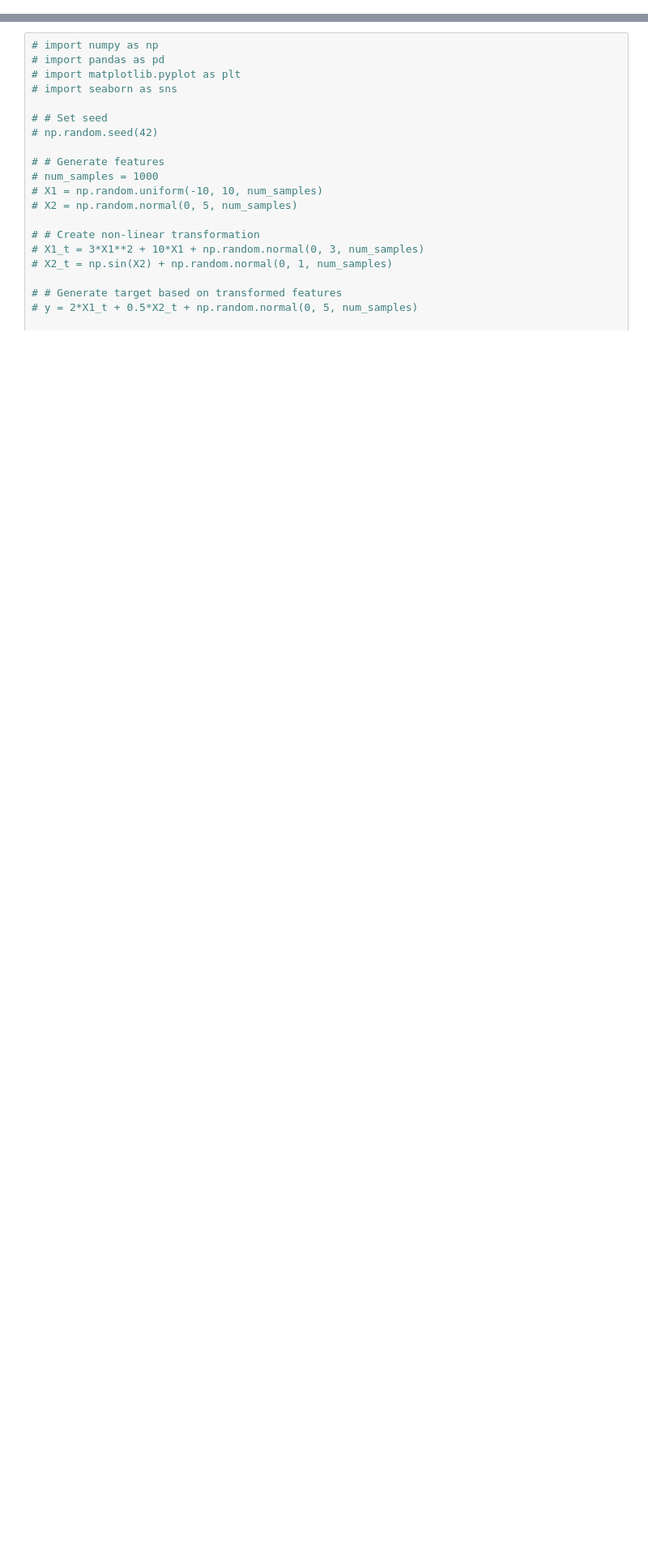
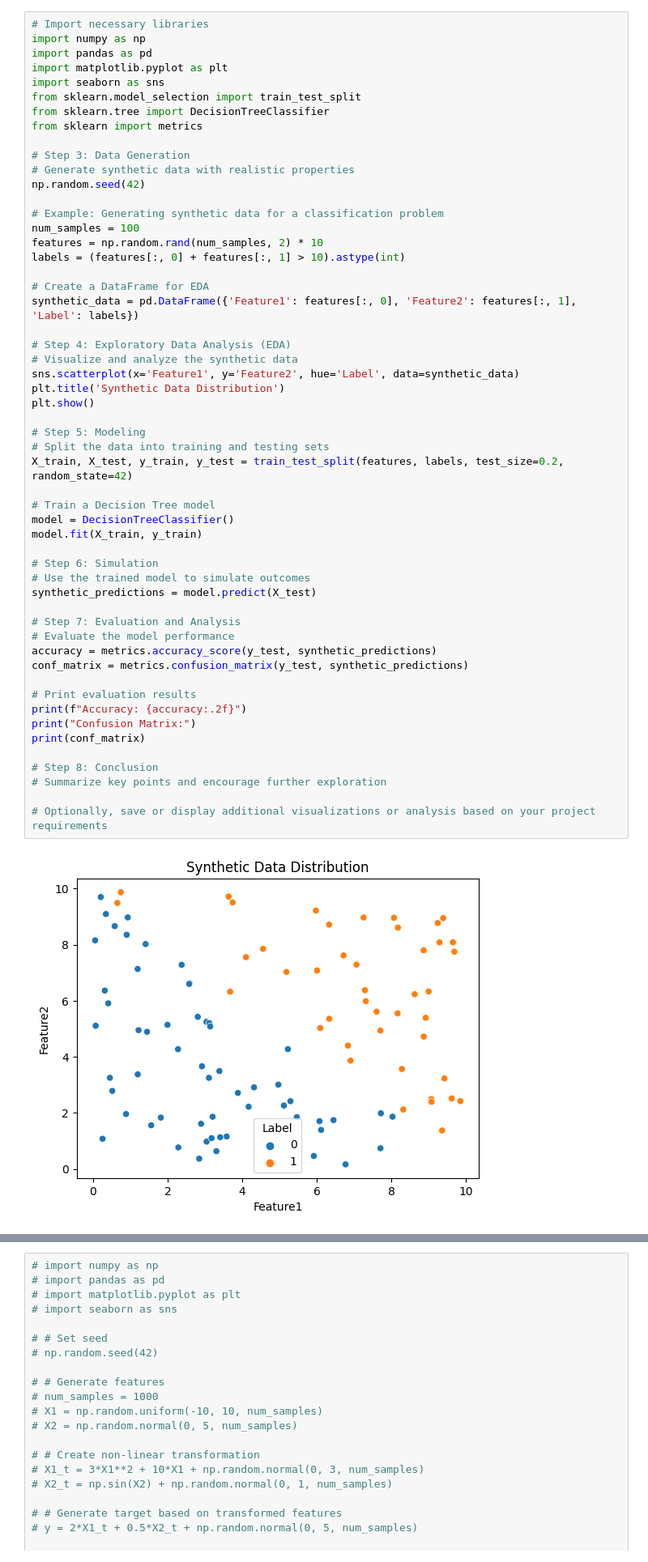
Before and after one commit to Rose-Ochavo/Modelling-Project, a Jupyter notebook: test1.ipynb, the cells around one changed output, grey strips where cells are left out. Shown at 81% size. Drawn from its saved outputs; the diff is of its cells as text; blank space fills up the shorter version.

```diff
--- a/test1.ipynb
+++ b/test1.ipynb
@@ -0,0 +140,56 @@
+# %%
+# Import necessary libraries
+import numpy as np
+import pandas as pd
+import matplotlib.pyplot as plt
+import seaborn as sns
+from sklearn.model_selection import train_test_split
+from sklearn.tree import DecisionTreeClassifier
+from sklearn import metrics
+
+# Step 3: Data Generation
+# Generate synthetic data with realistic properties
+np.random.seed(42)
+
+# Example: Generating synthetic data for a classification problem
+num_samples = 100
+features = np.random.rand(num_samples, 2) * 10
+labels = (features[:, 0] + features[:, 1] > 10).astype(int)
+
+# Create a DataFrame for EDA
+synthetic_data = pd.DataFrame({'Feature1': features[:, 0], 'Feature2': features[:, 1], 'Label': labels})
+
+# Step 4: Exploratory Data Analysis (EDA)
+# Visualize and analyze the synthetic data
+sns.scatterplot(x='Feature1', y='Feature2', hue='Label', data=synthetic_data)
+plt.title('Synthetic Data Distribution')
+plt.show()
+
+# Step 5: Modeling
+# Split the data into training and testing sets
+X_train, X_test, y_train, y_test = train_test_split(features, labels, test_size=0.2, random_state=42)
+
+# Train a Decision Tree model
+model = DecisionTreeClassifier()
+model.fit(X_train, y_train)
+
+# Step 6: Simulation
+# Use the trained model to simulate outcomes
+synthetic_predictions = model.predict(X_test)
+
+# Step 7: Evaluation and Analysis
+# Evaluate the model performance
+accuracy = metrics.accuracy_score(y_test, synthetic_predictions)
+conf_matrix = metrics.confusion_matrix(y_test, synthetic_predictions)
+
+# Print evaluation results
+print(f"Accuracy: {accuracy:.2f}")
+print("Confusion Matrix:")
+print(conf_matrix)
+
+# Step 8: Conclusion
+# Summarize key points and encourage further exploration
+
+# Optionally, save or display additional visualizations or analysis based on your project requirements
+# %% [output]
+[figure, added]
```
Also changed, not shown: parts of 3 cells of this notebook, 3 other files.
